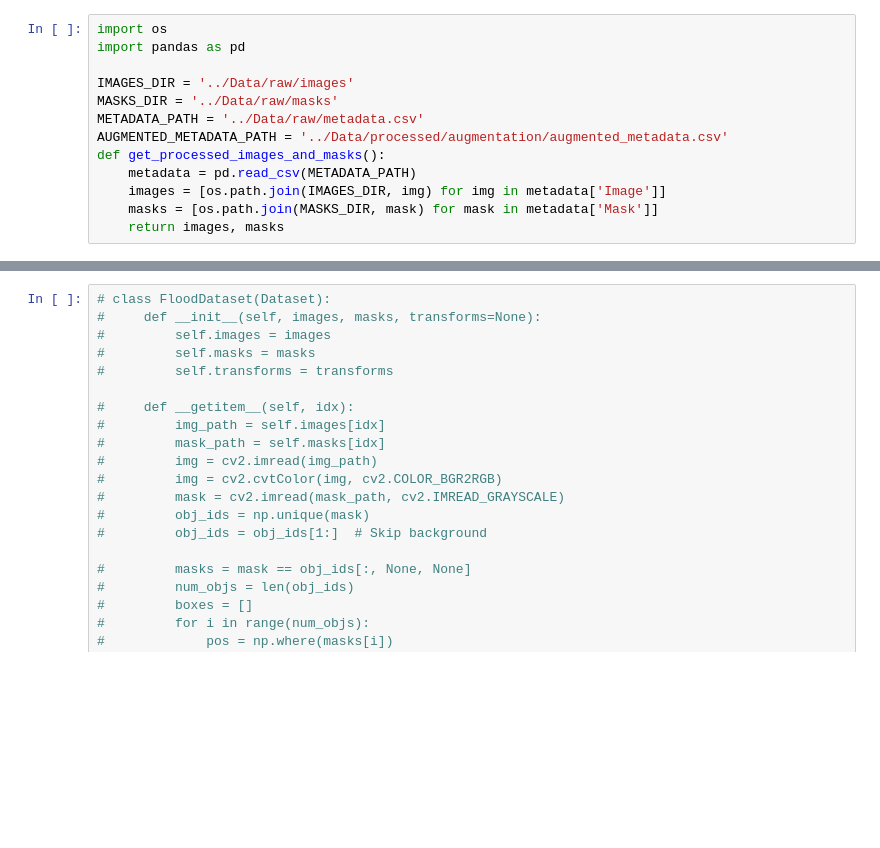
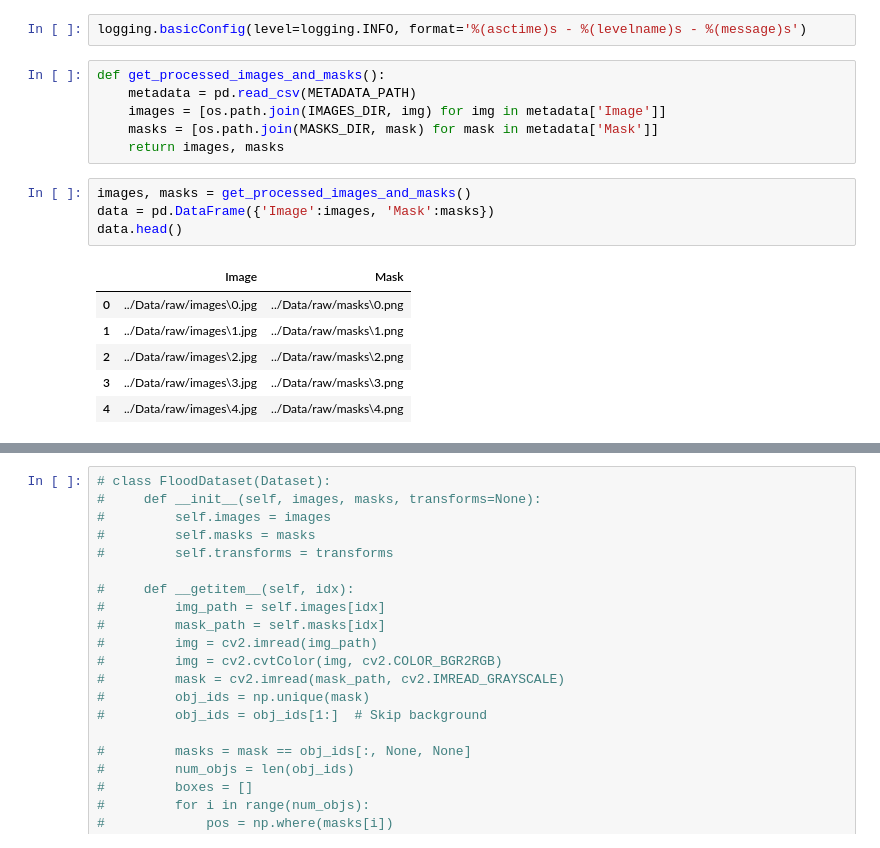
Before and after one commit to Yuval-Yarom/Flood_Area_Segmentation, a Jupyter notebook: notebooks/mask_rcnn.ipynb, the cells around one changed output, grey strips where cells are left out. Drawn from its saved outputs; the diff is of its cells as text; blank space fills up the shorter version.

```diff
--- a/notebooks/mask_rcnn.ipynb
+++ b/notebooks/mask_rcnn.ipynb
@@ -16,14 +27,20 @@ tensor(6)
+# %%
+logging.basicConfig(level=logging.INFO, format='%(asctime)s - %(levelname)s - %(message)s')
 # %%
-import os
-import pandas as pd
-
-IMAGES_DIR = '../Data/raw/images'
-MASKS_DIR = '../Data/raw/masks'
-METADATA_PATH = '../Data/raw/metadata.csv'
-AUGMENTED_METADATA_PATH = '../Data/processed/augmentation/augmented_metadata.csv'
 def get_processed_images_and_masks():
     metadata = pd.read_csv(METADATA_PATH)
     images = [os.path.join(IMAGES_DIR, img) for img in metadata['Image']]
     masks = [os.path.join(MASKS_DIR, mask) for mask in metadata['Mask']]
     return images, masks
+# %%
+images, masks = get_processed_images_and_masks()
+data = pd.DataFrame({'Image':images, 'Mask':masks})
+data.head()
+# %% [output]
+|  | Image | Mask |
+| 0 | ../Data/raw/images\0.jpg | ../Data/raw/masks\0.png |
+| 1 | ../Data/raw/images\1.jpg | ../Data/raw/masks\1.png |
+| 2 | ../Data/raw/images\2.jpg | ../Data/raw/masks\2.png |
+| 3 | ../Data/raw/images\3.jpg | ../Data/raw/masks\3.png |
+| 4 | ../Data/raw/images\4.jpg | ../Data/raw/masks\4.png |
 # %%
```
Also changed, not shown: parts of 23 cells of this notebook, 1 other file.
